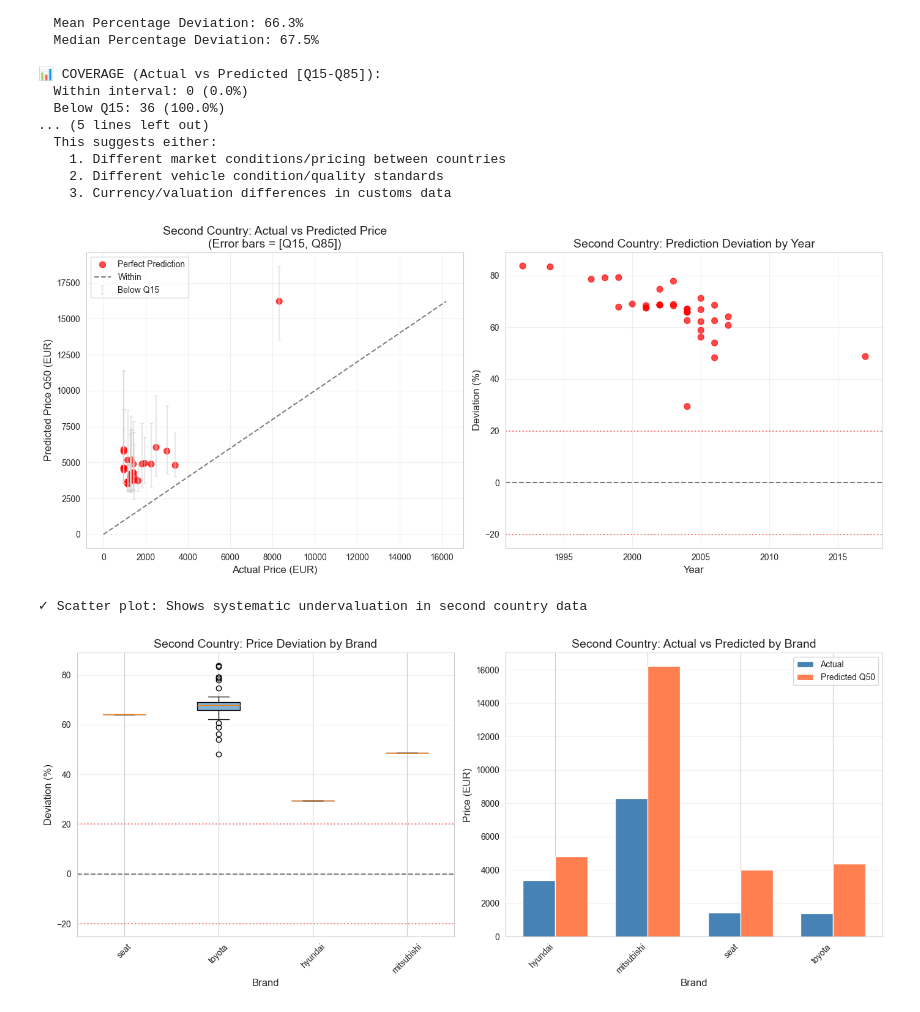
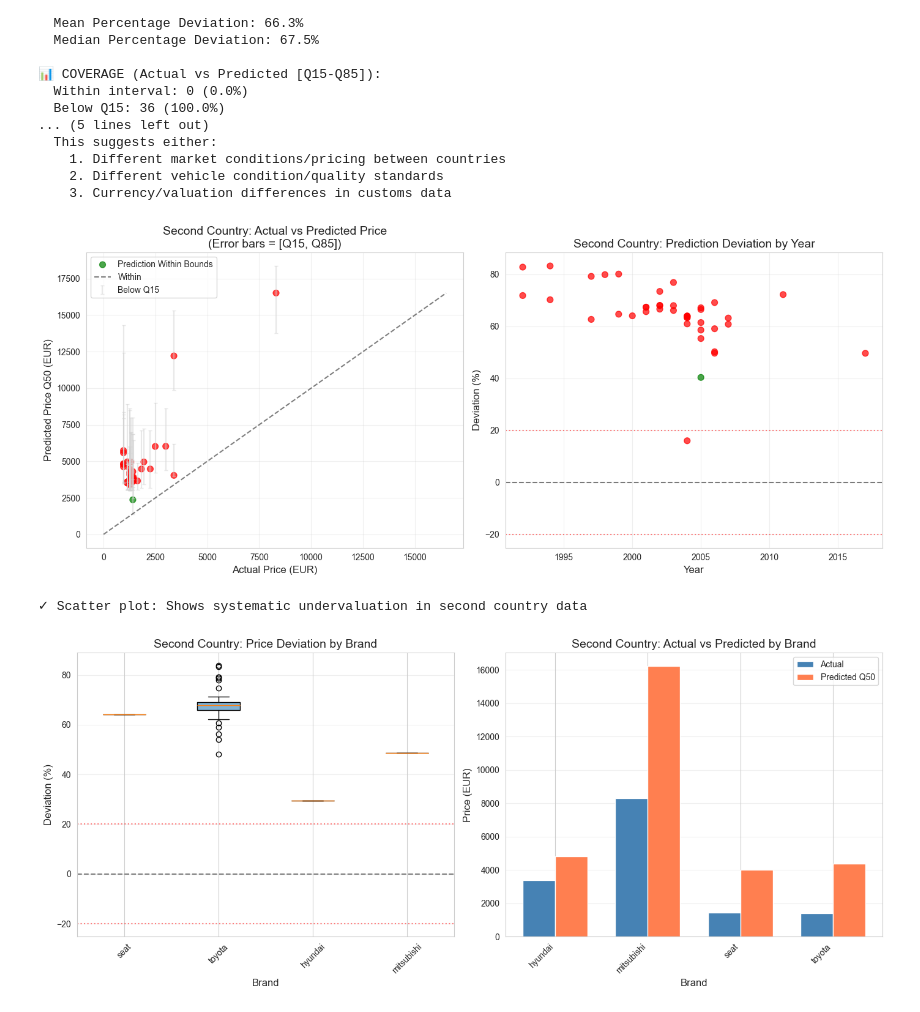
Before and after one commit to brunothefirst/car_price_prediction, a Jupyter notebook: notebooks/06_lean_model_training.ipynb, the cells around one changed output. Cells and saved outputs as stored; diff of their text form; code cells hidden in the pictures.

```diff
--- a/notebooks/06_lean_model_training.ipynb
+++ b/notebooks/06_lean_model_training.ipynb
@@ -2617,7 +2617,7 @@ print("=" * 70)
 
 # Standardize column names and convert to required format
 df_country2 = (df_country2_raw.with_columns([
-    pl.col('Marque').str.to_lowercase().str.strip_chars().str.replace('land rover', 'land-rover', literal=True).alias('brand'),
+    pl.col('Marque').str.to_lowercase().str.strip_chars().alias('brand'), #.str.replace('land rover', 'land-rover', literal=True)
     pl.col('Modèle').str.to_lowercase().str.strip_chars().alias('model'),
     pl.col('Année Fabrication').cast(pl.Int64).alias('year'),
     (pl.col('Valeur imposable (XAF)') * 0.0015).alias('actual_price_eur'),
@@ -2629,11 +2629,15 @@ model_corrections = {
     'rav 4': 'rav4',
     'toyota corolla': 'corolla',
     'toyota yaris verso': 'yaris verso',
-    'land-rover':'landrover',
+    'c-max': 'cmax',
+    'carina': 'avensis'
+
 }
 
 df_country2 = df_country2.with_columns([
-    pl.col('model').replace(model_corrections).alias('model')
+    pl.col('model').replace(model_corrections).alias('model'),
+    pl.col('brand').replace({ 'land rover':'landrover'}).alias('brand'),
+
 ])
 
 print(f"✓ Loaded and standardized {len(df_country2)} vehicles")
@@ -3011,36 +3017,36 @@ ax1.errorbar(actual_c2, pred_q50_c2, yerr=[lower_err_c2, upper_err_c2],
              fmt='none', ecolor='lightgray', alpha=0.5, capsize=2)
 ax1.scatter(actual_c2, pred_q50_c2, c=colors_c2, alpha=0.7, s=50)
 
 # Perfect prediction line
 max_val_c2 = max(actual_c2.max(), pred_q50_c2.max())
-ax1.plot([0, max_val_c2], [0, max_val_c2], 'k--', alpha=0.5, label='Perfect Prediction')
+ax1.plot([0, max_val_c2], [0, max_val_c2], 'k--', alpha=0.5, label='Prediction Within Bounds')
 
 ax1.set_xlabel('Actual Price (EUR)', fontsize=12)
 ax1.set_ylabel('Predicted Price Q50 (EUR)', fontsize=12)
 ax1.set_title('Second Country: Actual vs Predicted Price\n(Error bars = [Q15, Q85])', fontsize=14)
-ax1.legend(['Perfect Prediction', 'Within', 'Below Q15', 'Above Q85'], loc='upper left')
+ax1.legend(['Prediction Within Bounds', 'Within', 'Below Q15', 'Above Q85'], loc='upper left')
 ax1.grid(True, alpha=0.3)
 
 # Right plot: Residuals
 ax2 = axes[1]
 deviations_c2 = df_results_c2['deviation_pct'].to_numpy()
 years_c2 = df_results_c2['year'].to_numpy()
 
 scatter2 = ax2.scatter(years_c2, deviations_c2, c=colors_c2, alpha=0.7, s=50)
 ax2.axhline(y=0, color='black', linestyle='--', alpha=0.5)
 ax2.axhline(y=-20, color='red', linestyle=':', alpha=0.5, label='-20% threshold')
 ax2.axhline(y=20, color='red', linestyle=':', alpha=0.5, label='+20% threshold')
 ax2.set_xlabel('Year', fontsize=12)
 ax2.set_ylabel('Deviation (%)', fontsize=12)
 ax2.set_title('Second Country: Prediction Deviation by Year', fontsize=14)
 ax2.grid(True, alpha=0.3)
 
 plt.tight_layout()
 plt.show()
 
 print(f"\n✓ Scatter plot: Shows systematic undervaluation in second country data")
 # %% [output]
-[figure, old version]
+[figure, new version]
 ✓ Scatter plot: Shows systematic undervaluation in second country data
 # %%
 # %% Box Plot: Deviation by Brand (Second Country)
```
Also changed, not shown: parts of 20 cells of this notebook.
